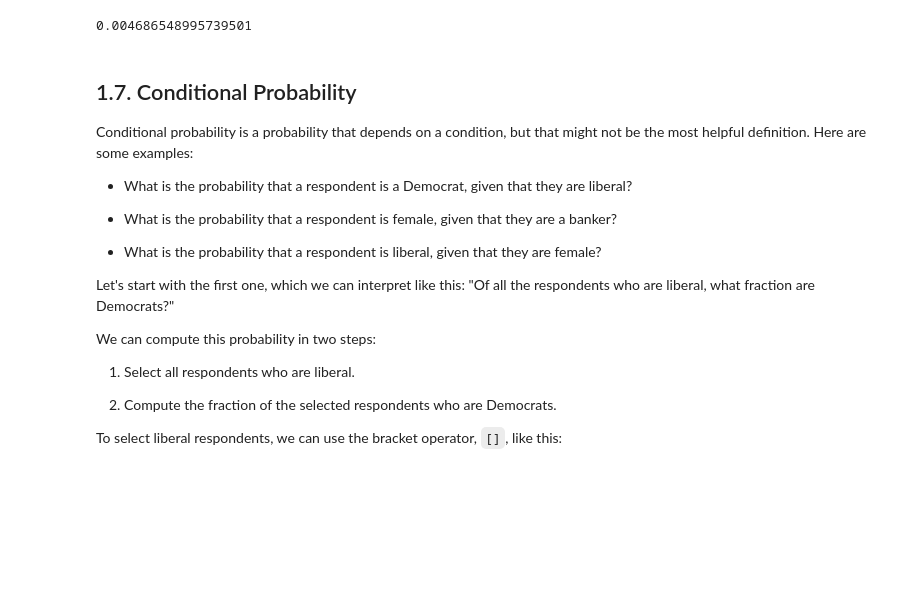
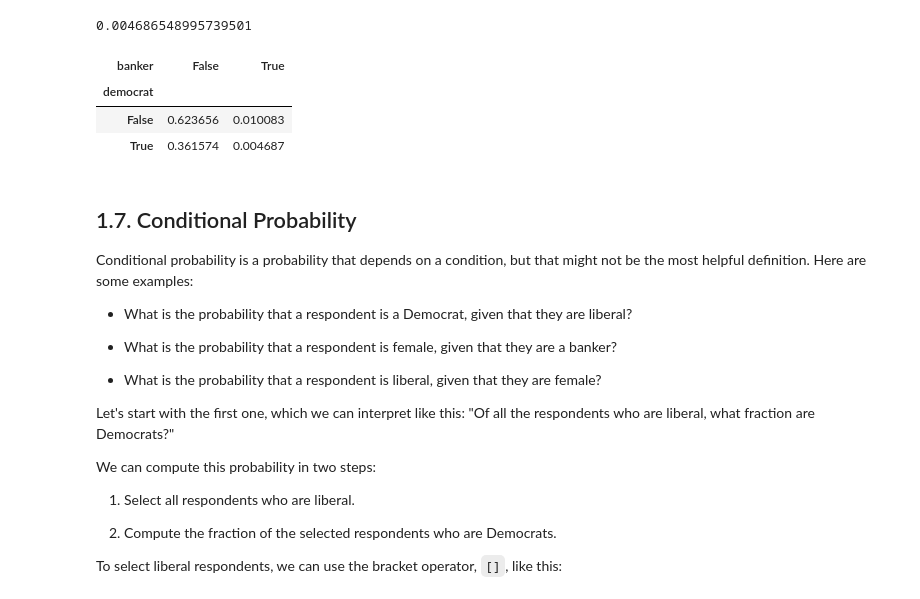
Before and after one commit to sambitmukherjee/ThinkBayes2, a Jupyter notebook: notebooks/chap01.ipynb, the cells around one changed output. Saved outputs shown, nothing was run; the diff lists cells and outputs as text; code cells hidden in the pictures; blank space fills up the shorter version.

```diff
--- a/notebooks/chap01.ipynb
+++ b/notebooks/chap01.ipynb
@@ -305,6 +303,13 @@ We can verify the probability of being a Democrat and a banker using the above c
 231 / (30740 + 497 + 17822 + 231)
 # %% [output]
 0.004686548995739501
+# %%
+contingency_table(democrat, banker) / (30740 + 497 + 17822 + 231)
+# %% [output]
+| banker | False | True |
+| democrat |  |  |
+| False | 0.623656 | 0.010083 |
+| True | 0.361574 | 0.004687 |
 # %% [markdown]
 ## 1.7. Conditional Probability
 
```
Also changed, not shown: parts of 5 cells of this notebook.
